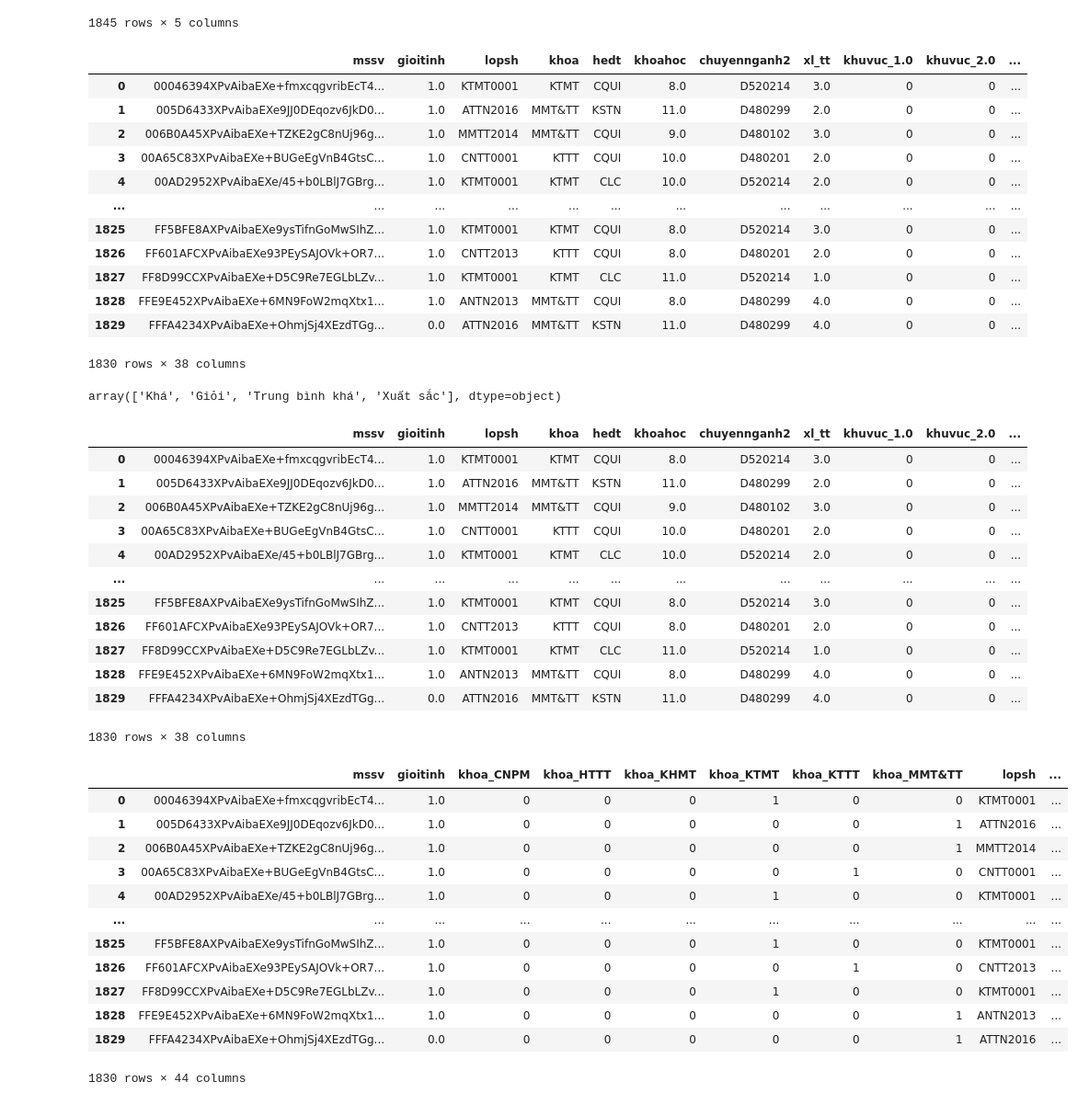
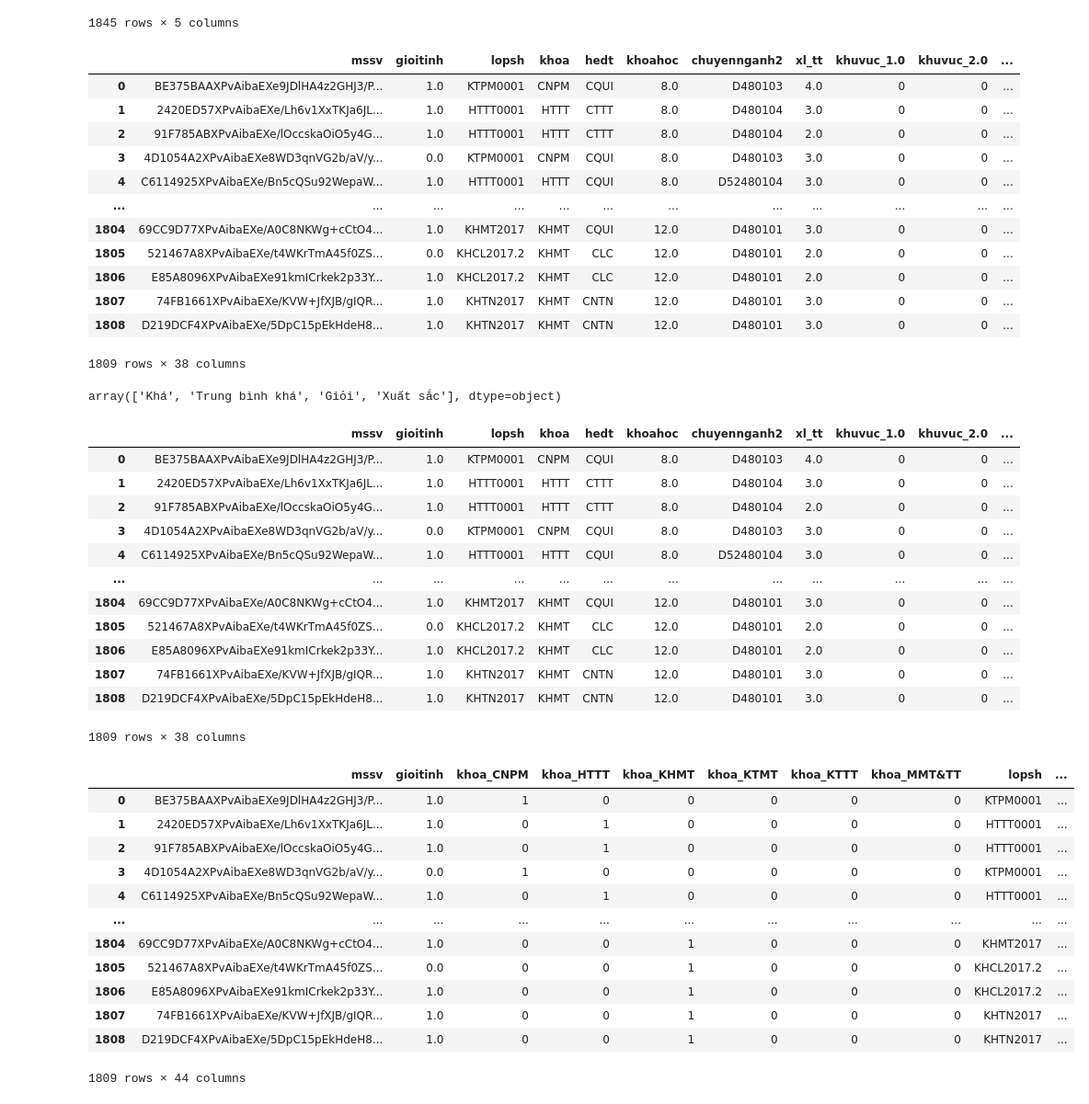
Before and after one commit to anhducbuui270802/Educational_DataMining, a Jupyter notebook: TEST_CLASSIFICATION/main.ipynb, the cells around one changed output. Shown at 92% size. Saved outputs shown, nothing was run; the diff lists cells and outputs as text; code cells hidden in the pictures.

```diff
--- a/TEST_CLASSIFICATION/main.ipynb
+++ b/TEST_CLASSIFICATION/main.ipynb
@@ -284,7 +287,7 @@ dtype: int64
 # Fill nan
 for col in merge_pv.columns[1:]:
     if col.startswith('dtbhk'):
-        value = int(round(merge_pv[col].mean()))
+        value = merge_pv[col].mean()
         merge_pv[col] = merge_pv[col].fillna(value)
     else:
         value = int(round(merge_pv[col].mean()))
@@ -292,7 +295,7 @@ for col in merge_pv.columns[1:]:
 # %% [markdown]
 # Merge sinhvien, thisinh & diem
 # %%
-result = pd.merge(merge_df2, merge_pv, on="mssv", how="right")
+result = pd.merge(merge_df2, merge_pv, on="mssv", how="inner")
 result
 # %% [output]
 |  | mssv | gioitinh | lopsh | khoa | hedt | khoahoc | chuyennganh2 | xl_tt | khuvuc_1.0 | khuvuc_2.0 | ... |
@@ -310,12 +313,10 @@ result
 7093 rows × 37 columns
 # %%
 # Tạo danh sách các khoảng giá trị và xếp loại tương ứng
-bins = [-0.1, 4, 5, 7, 8, 9, 10]
+bins = [0, 4, 5, 7, 8, 9, 10.1]
 labels = [0, 1, 2, 3, 4, 5]
-# bins = [-0.1, 7, 10]
-# labels = [0, 1]
 
 # Áp dụng pd.cut để xếp loại giá trị của cột "diemtb"
 for col in result.columns:
     if col.startswith('dtbhk'):
-        result[col] = pd.cut(result[col], bins=bins, labels=labels)
+        result[col] = pd.cut(result[col], bins=bins, labels=labels, include_lowest=True, right=False)
@@ -497,59 +610,59 @@ merge_df4 = pd.merge(result, df_totnghiep, on="mssv", how="inner")
 merge_df4
 # %% [output]
 |  | mssv | gioitinh | lopsh | khoa | hedt | khoahoc | chuyennganh2 | xl_tt | khuvuc_1.0 | khuvuc_2.0 | ... |
-| 0 | 00046394XPvAibaEXe+fmxcqgvribEcT4... | 1.0 | KTMT0001 | KTMT | CQUI | 8.0 | D520214 | 3.0 | 0 | 0 | ... |
-| 1 | 005D6433XPvAibaEXe9JJ0DEqozv6JkD0... | 1.0 | ATTN2016 | MMT&TT | KSTN | 11.0 | D480299 | 2.0 | 0 | 0 | ... |
-| 2 | 006B0A45XPvAibaEXe+TZKE2gC8nUj96g... | 1.0 | MMTT2014 | MMT&TT | CQUI | 9.0 | D480102 | 3.0 | 0 | 0 | ... |
-| 3 | 00A65C83XPvAibaEXe+BUGeEgVnB4GtsC... | 1.0 | CNTT0001 | KTTT | CQUI | 10.0 | D480201 | 2.0 | 0 | 0 | ... |
-| 4 | 00AD2952XPvAibaEXe/45+b0LBlJ7GBrg... | 1.0 | KTMT0001 | KTMT | CLC | 10.0 | D520214 | 2.0 | 0 | 0 | ... |
+| 0 | BE375BAAXPvAibaEXe9JDlHA4z2GHJ3/P... | 1.0 | KTPM0001 | CNPM | CQUI | 8.0 | D480103 | 4.0 | 0 | 0 | ... |
+| 1 | 2420ED57XPvAibaEXe/Lh6v1XxTKJa6JL... | 1.0 | HTTT0001 | HTTT | CTTT | 8.0 | D480104 | 3.0 | 0 | 0 | ... |
+| 2 | 91F785ABXPvAibaEXe/lOccskaOiO5y4G... | 1.0 | HTTT0001 | HTTT | CTTT | 8.0 | D480104 | 2.0 | 0 | 0 | ... |
+| 3 | 4D1054A2XPvAibaEXe8WD3qnVG2b/aV/y... | 0.0 | KTPM0001 | CNPM | CQUI | 8.0 | D480103 | 3.0 | 0 | 0 | ... |
+| 4 | C6114925XPvAibaEXe/Bn5cQSu92WepaW... | 1.0 | HTTT0001 | HTTT | CQUI | 8.0 | D52480104 | 3.0 | 0 | 0 | ... |
 | ... | ... | ... | ... | ... | ... | ... | ... | ... | ... | ... | ... |
-| 1825 | FF5BFE8AXPvAibaEXe9ysTifnGoMwSIhZ... | 1.0 | KTMT0001 | KTMT | CQUI | 8.0 | D520214 | 3.0 | 0 | 0 | ... |
-| 1826 | FF601AFCXPvAibaEXe93PEySAJOVk+OR7... | 1.0 | CNTT2013 | KTTT | CQUI | 8.0 | D480201 | 2.0 | 0 | 0 | ... |
-| 1827 | FF8D99CCXPvAibaEXe+D5C9Re7EGLbLZv... | 1.0 | KTMT0001 | KTMT | CLC | 11.0 | D520214 | 1.0 | 0 | 0 | ... |
-| 1828 | FFE9E452XPvAibaEXe+6MN9FoW2mqXtx1... | 1.0 | ANTN2013 | MMT&TT | CQUI | 8.0 | D480299 | 4.0 | 0 | 0 | ... |
-| 1829 | FFFA4234XPvAibaEXe+OhmjSj4XEzdTGg... | 0.0 | ATTN2016 | MMT&TT | KSTN | 11.0 | D480299 | 4.0 | 0 | 0 | ... |
+| 1804 | 69CC9D77XPvAibaEXe/A0C8NKWg+cCtO4... | 1.0 | KHMT2017 | KHMT | CQUI | 12.0 | D480101 | 3.0 | 0 | 0 | ... |
+| 1805 | 521467A8XPvAibaEXe/t4WKrTmA45f0ZS... | 0.0 | KHCL2017.2 | KHMT | CLC | 12.0 | D480101 | 2.0 | 0 | 0 | ... |
+| 1806 | E85A8096XPvAibaEXe91kmICrkek2p33Y... | 1.0 | KHCL2017.2 | KHMT | CLC | 12.0 | D480101 | 2.0 | 0 | 0 | ... |
+| 1807 | 74FB1661XPvAibaEXe/KVW+JfXJB/gIQR... | 1.0 | KHTN2017 | KHMT | CNTN | 12.0 | D480101 | 3.0 | 0 | 0 | ... |
+| 1808 | D219DCF4XPvAibaEXe/5DpC15pEkHdeH8... | 1.0 | KHTN2017 | KHMT | CNTN | 12.0 | D480101 | 3.0 | 0 | 0 | ... |
-1830 rows × 38 columns
+1809 rows × 38 columns
 # %%
 merge_df4["xeploai"].unique()
 # %% [output]
-array(['Khá', 'Giỏi', 'Trung bình khá', 'Xuất sắc'], dtype=object)
+array(['Khá', 'Trung bình khá', 'Giỏi', 'Xuất sắc'], dtype=object)
 # %%
 merge_df4['xeploai'] = merge_df4['xeploai'].replace(['Trung bình khá', 'Khá', 'Giỏi', 'Xuất sắc'], [0, 1, 2, 3])
 merge_df4
 # %% [output]
 |  | mssv | gioitinh | lopsh | khoa | hedt | khoahoc | chuyennganh2 | xl_tt | khuvuc_1.0 | khuvuc_2.0 | ... |
-| 0 | 00046394XPvAibaEXe+fmxcqgvribEcT4... | 1.0 | KTMT0001 | KTMT | CQUI | 8.0 | D520214 | 3.0 | 0 | 0 | ... |
-| 1 | 005D6433XPvAibaEXe9JJ0DEqozv6JkD0... | 1.0 | ATTN2016 | MMT&TT | KSTN | 11.0 | D480299 | 2.0 | 0 | 0 | ... |
-| 2 | 006B0A45XPvAibaEXe+TZKE2gC8nUj96g... | 1.0 | MMTT2014 | MMT&TT | CQUI | 9.0 | D480102 | 3.0 | 0 | 0 | ... |
-| 3 | 00A65C83XPvAibaEXe+BUGeEgVnB4GtsC... | 1.0 | CNTT0001 | KTTT | CQUI | 10.0 | D480201 | 2.0 | 0 | 0 | ... |
-| 4 | 00AD2952XPvAibaEXe/45+b0LBlJ7GBrg... | 1.0 | KTMT0001 | KTMT | CLC | 10.0 | D520214 | 2.0 | 0 | 0 | ... |
+| 0 | BE375BAAXPvAibaEXe9JDlHA4z2GHJ3/P... | 1.0 | KTPM0001 | CNPM | CQUI | 8.0 | D480103 | 4.0 | 0 | 0 | ... |
+| 1 | 2420ED57XPvAibaEXe/Lh6v1XxTKJa6JL... | 1.0 | HTTT0001 | HTTT | CTTT | 8.0 | D480104 | 3.0 | 0 | 0 | ... |
+| 2 | 91F785ABXPvAibaEXe/lOccskaOiO5y4G... | 1.0 | HTTT0001 | HTTT | CTTT | 8.0 | D480104 | 2.0 | 0 | 0 | ... |
+| 3 | 4D1054A2XPvAibaEXe8WD3qnVG2b/aV/y... | 0.0 | KTPM0001 | CNPM | CQUI | 8.0 | D480103 | 3.0 | 0 | 0 | ... |
+| 4 | C6114925XPvAibaEXe/Bn5cQSu92WepaW... | 1.0 | HTTT0001 | HTTT | CQUI | 8.0 | D52480104 | 3.0 | 0 | 0 | ... |
 | ... | ... | ... | ... | ... | ... | ... | ... | ... | ... | ... | ... |
-| 1825 | FF5BFE8AXPvAibaEXe9ysTifnGoMwSIhZ... | 1.0 | KTMT0001 | KTMT | CQUI | 8.0 | D520214 | 3.0 | 0 | 0 | ... |
-| 1826 | FF601AFCXPvAibaEXe93PEySAJOVk+OR7... | 1.0 | CNTT2013 | KTTT | CQUI | 8.0 | D480201 | 2.0 | 0 | 0 | ... |
-| 1827 | FF8D99CCXPvAibaEXe+D5C9Re7EGLbLZv... | 1.0 | KTMT0001 | KTMT | CLC | 11.0 | D520214 | 1.0 | 0 | 0 | ... |
-| 1828 | FFE9E452XPvAibaEXe+6MN9FoW2mqXtx1... | 1.0 | ANTN2013 | MMT&TT | CQUI | 8.0 | D480299 | 4.0 | 0 | 0 | ... |
-| 1829 | FFFA4234XPvAibaEXe+OhmjSj4XEzdTGg... | 0.0 | ATTN2016 | MMT&TT | KSTN | 11.0 | D480299 | 4.0 | 0 | 0 | ... |
+| 1804 | 69CC9D77XPvAibaEXe/A0C8NKWg+cCtO4... | 1.0 | KHMT2017 | KHMT | CQUI | 12.0 | D480101 | 3.0 | 0 | 0 | ... |
+| 1805 | 521467A8XPvAibaEXe/t4WKrTmA45f0ZS... | 0.0 | KHCL2017.2 | KHMT | CLC | 12.0 | D480101 | 2.0 | 0 | 0 | ... |
+| 1806 | E85A8096XPvAibaEXe91kmICrkek2p33Y... | 1.0 | KHCL2017.2 | KHMT | CLC | 12.0 | D480101 | 2.0 | 0 | 0 | ... |
+| 1807 | 74FB1661XPvAibaEXe/KVW+JfXJB/gIQR... | 1.0 | KHTN2017 | KHMT | CNTN | 12.0 | D480101 | 3.0 | 0 | 0 | ... |
+| 1808 | D219DCF4XPvAibaEXe/5DpC15pEkHdeH8... | 1.0 | KHTN2017 | KHMT | CNTN | 12.0 | D480101 | 3.0 | 0 | 0 | ... |
-1830 rows × 38 columns
+1809 rows × 38 columns
 # %%
 one_hot_df = pd.get_dummies(merge_df4['khoa'], prefix='khoa')
 
 # Kết hợp DataFrame one-hot encoding với merge_df4
-merge_df4 = merge_df4.iloc[:, :2].join(one_hot_df).join(merge_df4.iloc[:, 2:])
+merge_df4 = merge_df4.iloc[:, :2].join(one_hot_df.astype(int)).join(merge_df4.iloc[:, 2:])
 merge_df4
 # %% [output]
 |  | mssv | gioitinh | khoa_CNPM | khoa_HTTT | khoa_KHMT | khoa_KTMT | khoa_KTTT | khoa_MMT&TT | lopsh | ... |
-| 0 | 00046394XPvAibaEXe+fmxcqgvribEcT4... | 1.0 | 0 | 0 | 0 | 1 | 0 | 0 | KTMT0001 | ... |
-| 1 | 005D6433XPvAibaEXe9JJ0DEqozv6JkD0... | 1.0 | 0 | 0 | 0 | 0 | 0 | 1 | ATTN2016 | ... |
-| 2 | 006B0A45XPvAibaEXe+TZKE2gC8nUj96g... | 1.0 | 0 | 0 | 0 | 0 | 0 | 1 | MMTT2014 | ... |
-| 3 | 00A65C83XPvAibaEXe+BUGeEgVnB4GtsC... | 1.0 | 0 | 0 | 0 | 0 | 1 | 0 | CNTT0001 | ... |
-| 4 | 00AD2952XPvAibaEXe/45+b0LBlJ7GBrg... | 1.0 | 0 | 0 | 0 | 1 | 0 | 0 | KTMT0001 | ... |
+| 0 | BE375BAAXPvAibaEXe9JDlHA4z2GHJ3/P... | 1.0 | 1 | 0 | 0 | 0 | 0 | 0 | KTPM0001 | ... |
+| 1 | 2420ED57XPvAibaEXe/Lh6v1XxTKJa6JL... | 1.0 | 0 | 1 | 0 | 0 | 0 | 0 | HTTT0001 | ... |
+| 2 | 91F785ABXPvAibaEXe/lOccskaOiO5y4G... | 1.0 | 0 | 1 | 0 | 0 | 0 | 0 | HTTT0001 | ... |
+| 3 | 4D1054A2XPvAibaEXe8WD3qnVG2b/aV/y... | 0.0 | 1 | 0 | 0 | 0 | 0 | 0 | KTPM0001 | ... |
+| 4 | C6114925XPvAibaEXe/Bn5cQSu92WepaW... | 1.0 | 0 | 1 | 0 | 0 | 0 | 0 | HTTT0001 | ... |
 | ... | ... | ... | ... | ... | ... | ... | ... | ... | ... | ... |
-| 1825 | FF5BFE8AXPvAibaEXe9ysTifnGoMwSIhZ... | 1.0 | 0 | 0 | 0 | 1 | 0 | 0 | KTMT0001 | ... |
-| 1826 | FF601AFCXPvAibaEXe93PEySAJOVk+OR7... | 1.0 | 0 | 0 | 0 | 0 | 1 | 0 | CNTT2013 | ... |
-| 1827 | FF8D99CCXPvAibaEXe+D5C9Re7EGLbLZv... | 1.0 | 0 | 0 | 0 | 1 | 0 | 0 | KTMT0001 | ... |
-| 1828 | FFE9E452XPvAibaEXe+6MN9FoW2mqXtx1... | 1.0 | 0 | 0 | 0 | 0 | 0 | 1 | ANTN2013 | ... |
-| 1829 | FFFA4234XPvAibaEXe+OhmjSj4XEzdTGg... | 0.0 | 0 | 0 | 0 | 0 | 0 | 1 | ATTN2016 | ... |
+| 1804 | 69CC9D77XPvAibaEXe/A0C8NKWg+cCtO4... | 1.0 | 0 | 0 | 1 | 0 | 0 | 0 | KHMT2017 | ... |
+| 1805 | 521467A8XPvAibaEXe/t4WKrTmA45f0ZS... | 0.0 | 0 | 0 | 1 | 0 | 0 | 0 | KHCL2017.2 | ... |
+| 1806 | E85A8096XPvAibaEXe91kmICrkek2p33Y... | 1.0 | 0 | 0 | 1 | 0 | 0 | 0 | KHCL2017.2 | ... |
+| 1807 | 74FB1661XPvAibaEXe/KVW+JfXJB/gIQR... | 1.0 | 0 | 0 | 1 | 0 | 0 | 0 | KHTN2017 | ... |
+| 1808 | D219DCF4XPvAibaEXe/5DpC15pEkHdeH8... | 1.0 | 0 | 0 | 1 | 0 | 0 | 0 | KHTN2017 | ... |
-1830 rows × 44 columns
+1809 rows × 44 columns
 # %%
 merge_df4.drop(columns=["khoa"], inplace=True)
 # %%
```
Also changed, not shown: parts of 42 cells of this notebook, 1 other file.
